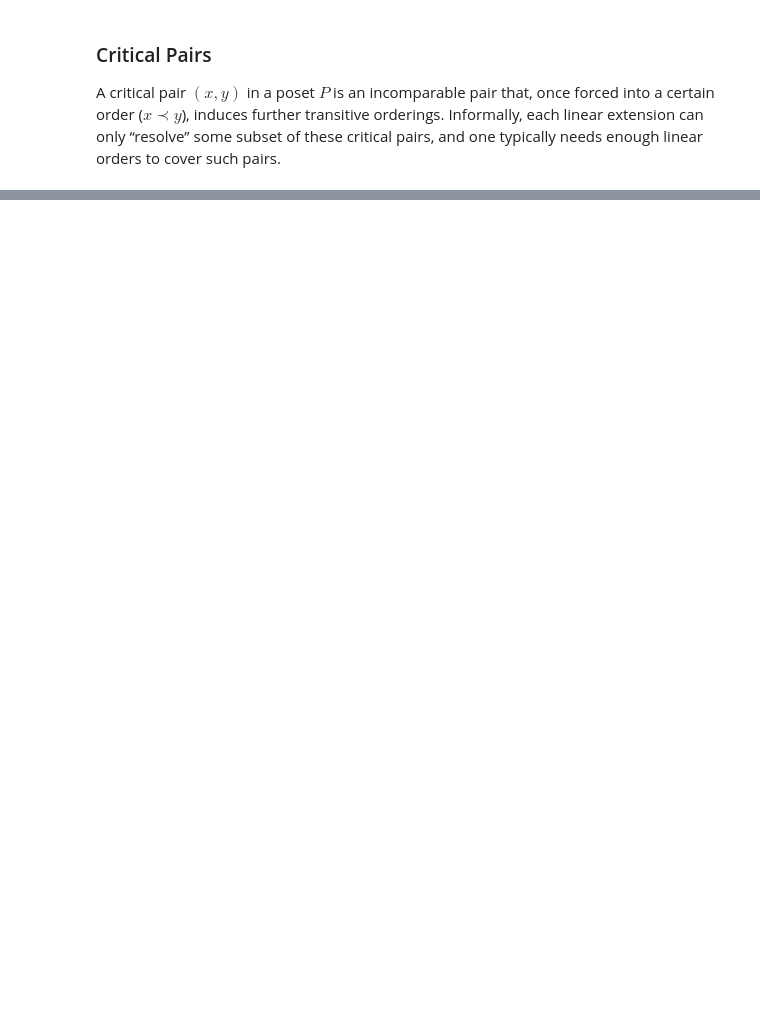
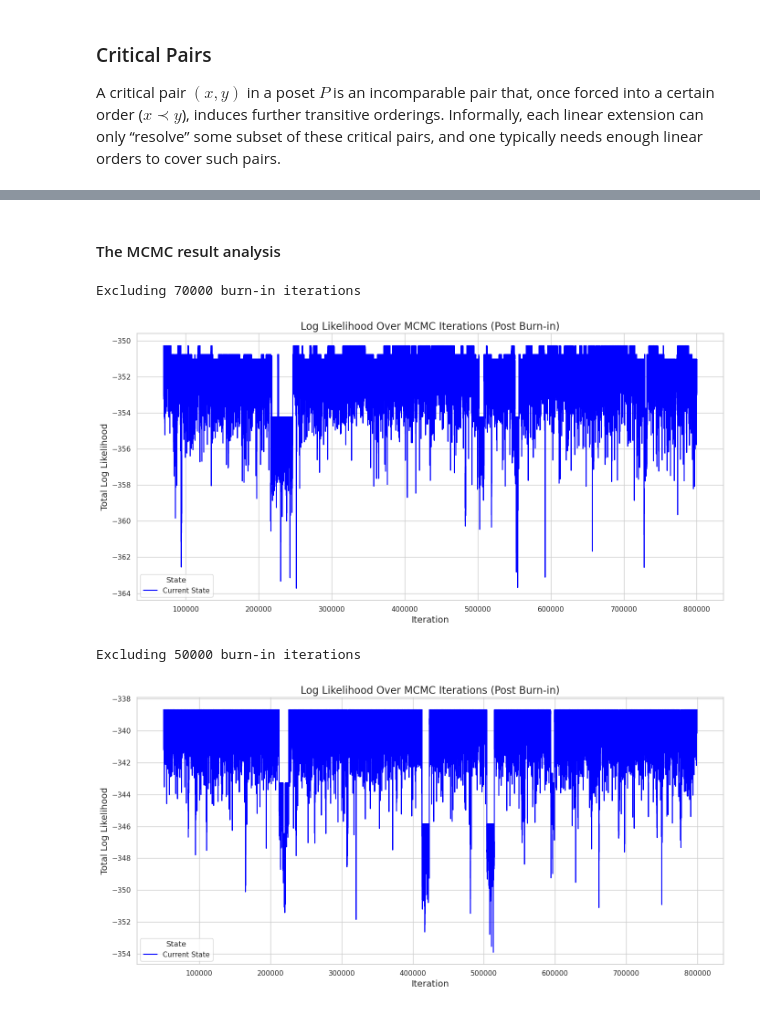
Before and after one commit to hollyli-dq/po_inference, a Jupyter notebook: notebook/PO_dim_k.ipynb, the cells around one changed output, grey strips where cells are left out. Cells and saved outputs as stored; diff of their text form; code cells hidden in the pictures; blank space fills up the shorter version.

```diff
--- a/notebook/PO_dim_k.ipynb
+++ b/notebook/PO_dim_k.ipynb
@@ -415,0 +791,15 @@ NameError: name 'elements' is not defined
+# %% [markdown]
+#### The MCMC result analysis
+# %%
+# Get log likelihood values from MCMC results
+log_likelihood_currents1 = mcmc_results1.get('log_likelihood_currents', [])
+log_likelihood_currents2 = mcmc_results2.get('log_likelihood_currents', [])
+
+#POPlot.plot_log_likelihood(log_likelihood_currents1)
+POPlot.plot_log_likelihood(log_likelihood_currents1,burn_in=70000)
+POPlot.plot_log_likelihood(log_likelihood_currents2,burn_in=50000)
+# %% [output]
+Excluding 70000 burn-in iterations
+[figure, added]
+Excluding 50000 burn-in iterations
+[figure, added]
```
Also changed, not shown: parts of 51 cells of this notebook, 8 other files.
